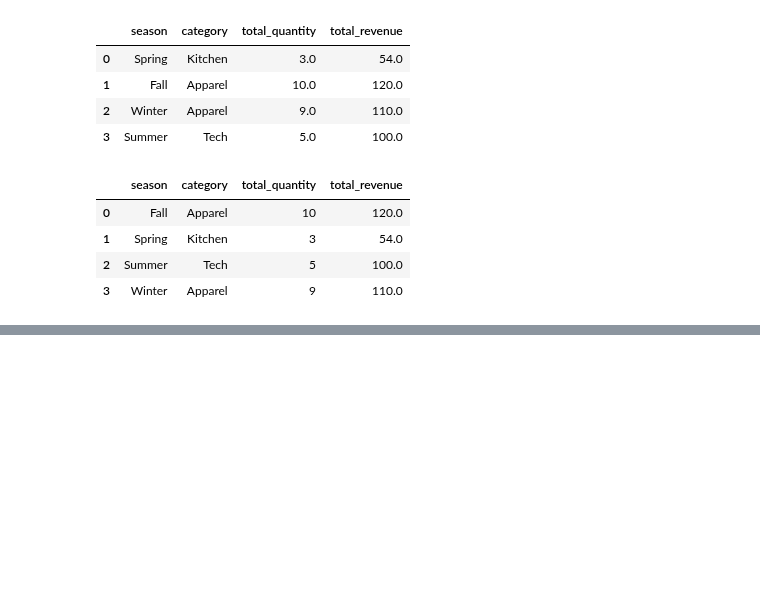
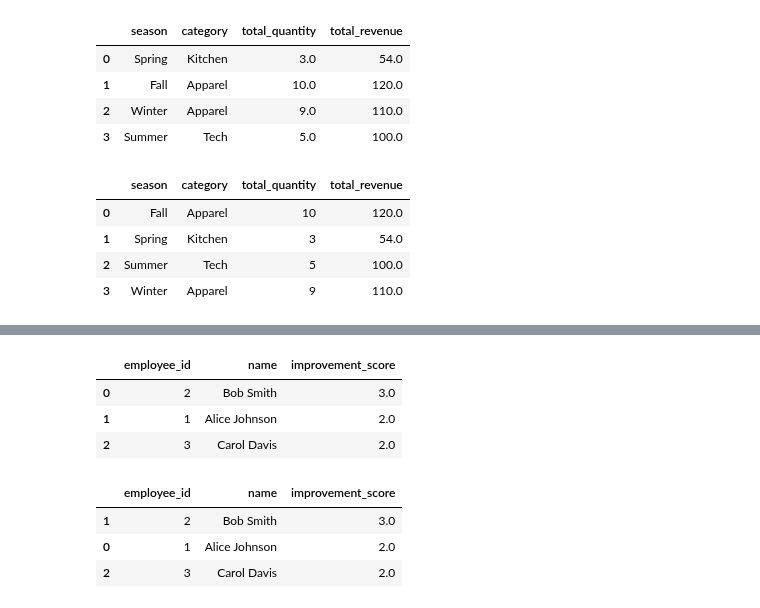
Before and after one commit to Praldmur/Tasks, a Jupyter notebook: LeetCode_Med.ipynb, the cells around one changed output, grey strips where cells are left out. Drawn from its saved outputs; the diff is of its cells as text; code cells hidden in the pictures; blank space fills up the shorter version.

```diff
--- a/LeetCode_Med.ipynb
+++ b/LeetCode_Med.ipynb
@@ -1702,0 +1756,61 @@ df[df['row_season'] == 1][
+# %%
+query = """
+WITH ranked AS (
+    SELECT
+        employee_id,
+        rating,
+        DENSE_RANK() OVER (PARTITION BY employee_id ORDER BY review_date DESC) AS rn
+    FROM performance_reviews
+),
+last_3 AS (
+    SELECT
+        employee_id,
+        MAX(CASE WHEN rn = 1 THEN rating END) AS latest_rating,
+        MAX(CASE WHEN rn = 2 THEN rating END) AS prev_rating,
+        MAX(CASE WHEN rn = 3 THEN rating END) AS oldest_rating
+    FROM ranked
+    WHERE rn <= 3
+    GROUP BY employee_id
+    HAVING COUNT(*) = 3  -- ровно 3 оценки
+),
+filtered AS (
+    SELECT *
+    FROM last_3
+    WHERE prev_rating > oldest_rating
+      AND latest_rating > prev_rating
+)
+SELECT
+    f.employee_id,
+    e.name,
+    (f.latest_rating - f.oldest_rating) AS improvement_score
+FROM filtered f
+JOIN employees e ON f.employee_id = e.employee_id
+ORDER BY improvement_score DESC, name;
+"""
+duckdb.query(query).to_df()
+# %% [output]
+|  | employee_id | name | improvement_score |
+| 0 | 2 | Bob Smith | 3.0 |
+| 1 | 1 | Alice Johnson | 2.0 |
+| 2 | 3 | Carol Davis | 2.0 |
+# %%
+df = performance_reviews
+df = df.sort_values(['employee_id', 'review_date'], ascending=[True, False])
+df['rank'] = df.groupby('employee_id').cumcount() + 1
+df = df[df['rank'] <= 3]
+valid_employees = df[df['rank'] >=3]['employee_id'].unique()
+df = df[df['employee_id'].isin(valid_employees)]
+df = df.pivot(
+    index = 'employee_id',
+    columns = 'rank',
+    values = 'rating'
+).reset_index()
+df = df[(df[1] > df[2]) & (df[2] > df[3])]
+df['improvement_score'] = df[1] - df[3]
+df = df.merge(employees)
+df[['employee_id', 'name', 'improvement_score']].sort_values(['improvement_score', 'name'], ascending=[False, True])
+# %% [output]
+|  | employee_id | name | improvement_score |
+| 1 | 2 | Bob Smith | 3.0 |
+| 0 | 1 | Alice Johnson | 2.0 |
+| 2 | 3 | Carol Davis | 2.0 |
```
Also changed, not shown: parts of 3 cells of this notebook.
